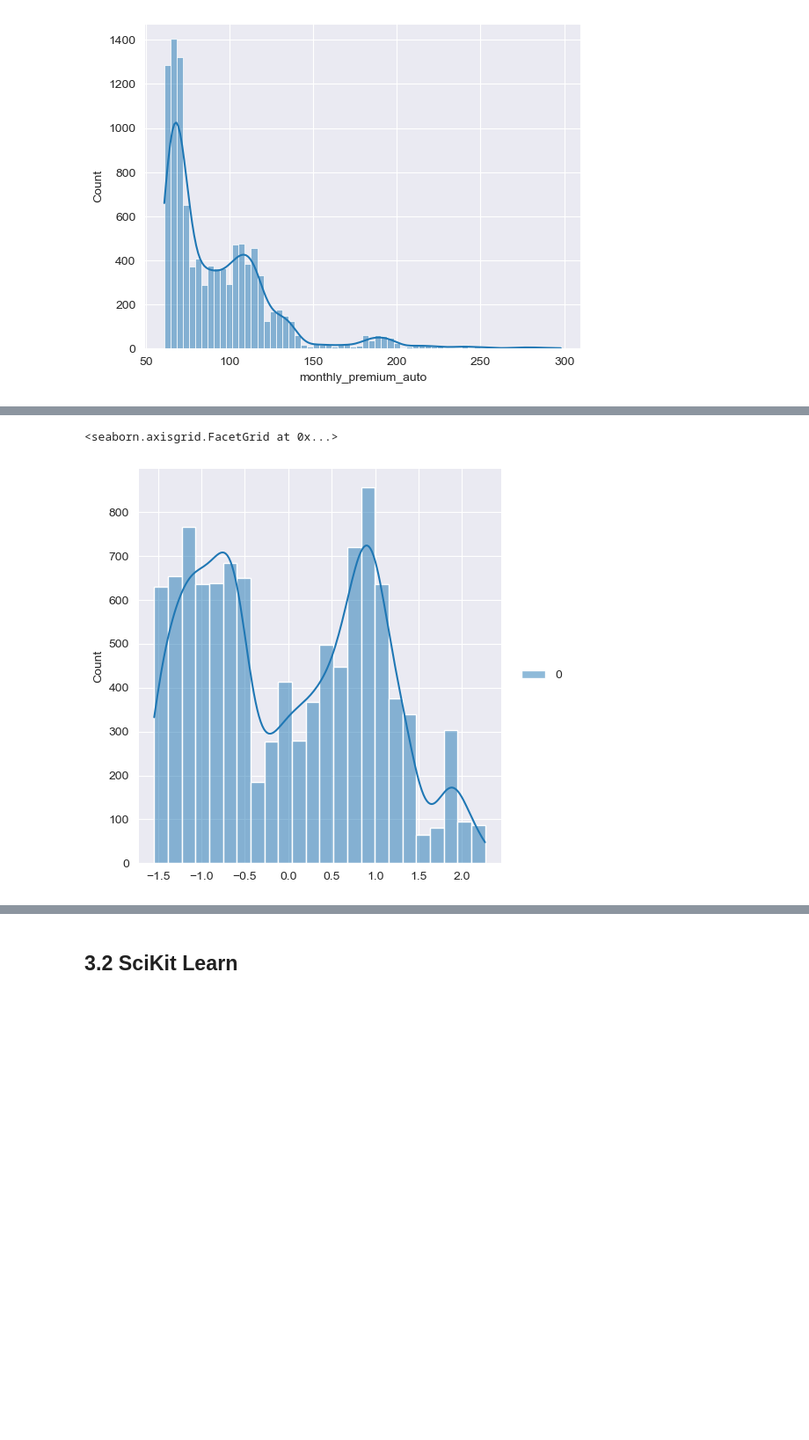
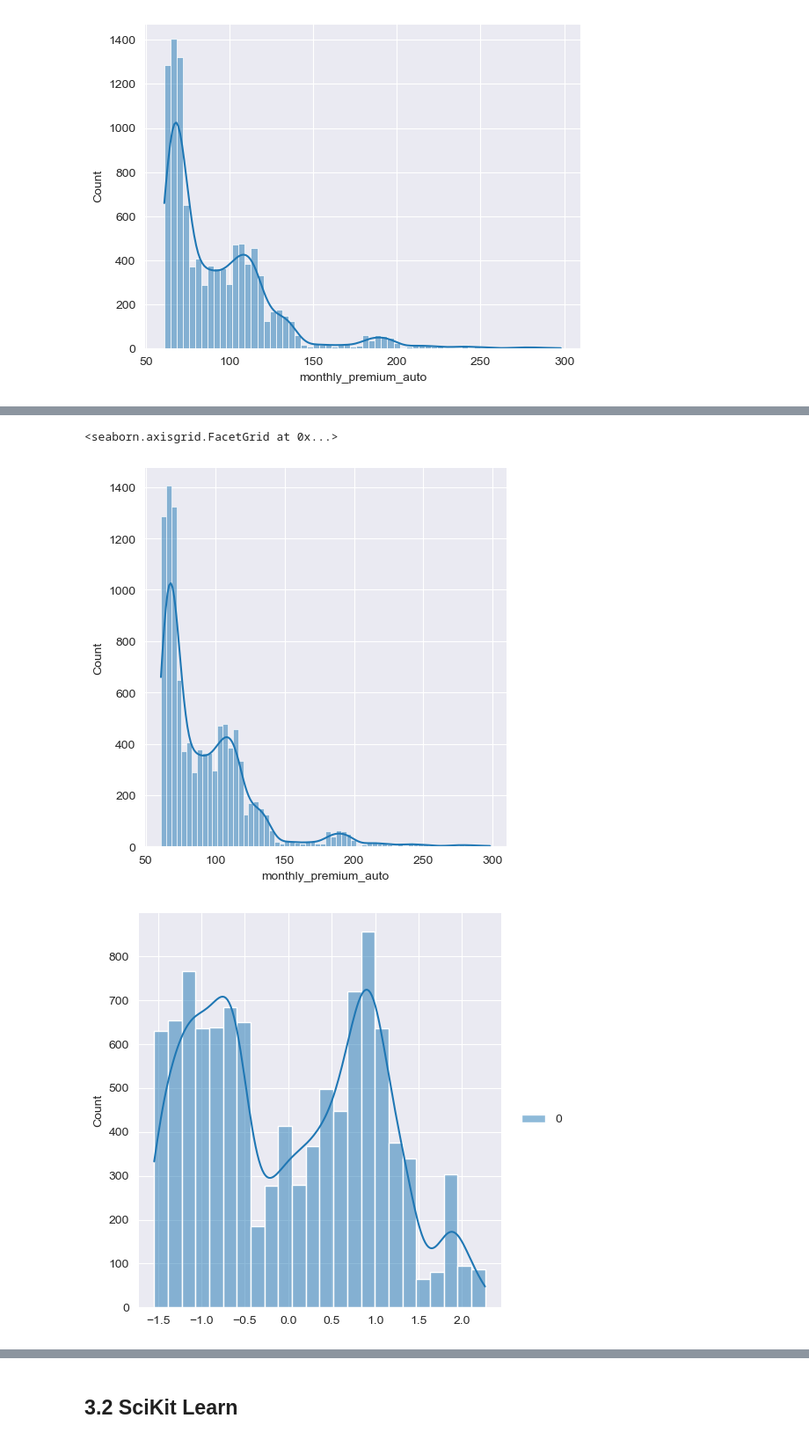
Before and after one commit to Phylanxy/Labs, a Jupyter notebook: week 4/Day 2/Lab_linear_regression.ipynb, the cells around one changed output, grey strips where cells are left out. Shown at 88% size. Drawn from its saved outputs; the diff is of its cells as text; code cells hidden in the pictures; blank space fills up the shorter version.

```diff
--- a/week 4/Day 2/Lab_linear_regression.ipynb
+++ b/week 4/Day 2/Lab_linear_regression.ipynb
@@ -95,3 +118,11 @@ Deprecated in NumPy 1.20; for more details and guidance: https://numpy.org/devdo
+# %%
+# load the data with dummies and ordinally encoded categorical data and then load the numerical data
+# define numerical and categorical Xs and target feature y
+categoricalX = pd.read_csv("dum_df.csv")
+numericalX = pd.read_csv("num_df.csv").drop("total_claim_amount", axis=1)
+
+X = pd.concat([categoricalX.iloc[remove_outliers(numericalX).index], remove_outliers(numericalX[numericalX.columns])], axis=1)
+y = df.iloc[remove_outliers(numericalX).index]["total_claim_amount"]
 # %%
 X.isna().any()
 # no need to drop anything
@@ -140,9 +188,14 @@ X_train.head(10)
 # %%
-# apply the PowerTransformer to ensure normal distribution
+# apply the PowerTransformer to scale the distributions
 pt = PowerTransformer()
 monthly_premium_transformed = pt.fit_transform(df_num['monthly_premium_auto'].to_numpy().reshape(-1,1))
+
+# original distribution
+sns.displot(numericalX["monthly_premium_auto"], kde=1)
+# normalized and normally transformed distribution done with PowerTransform
 sns.displot(monthly_premium_transformed, kde=1)
 # %% [output]
 <seaborn.axisgrid.FacetGrid at 0x...>
-[figure, old version]
+[figure, new version]
+[figure, added]
 # %%
```
Also changed, not shown: parts of 20 cells of this notebook, 4 other files.
